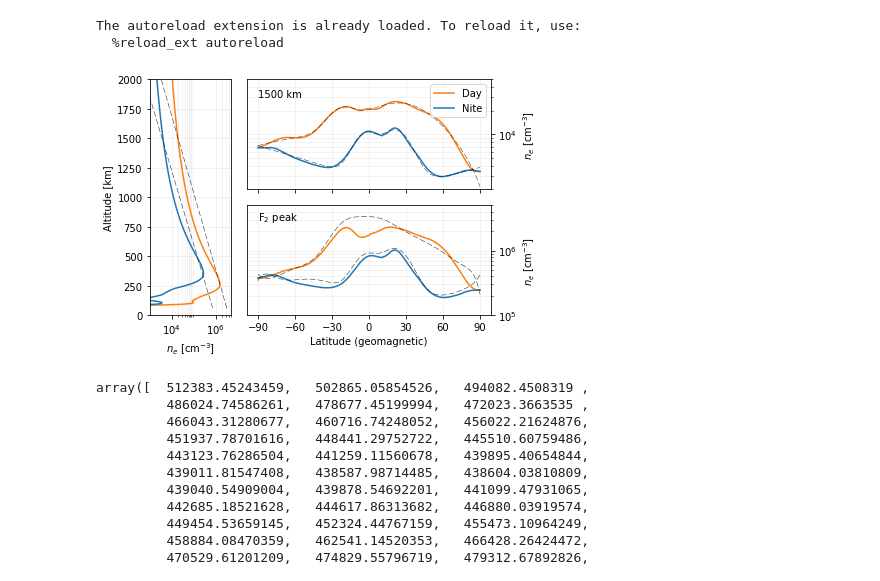
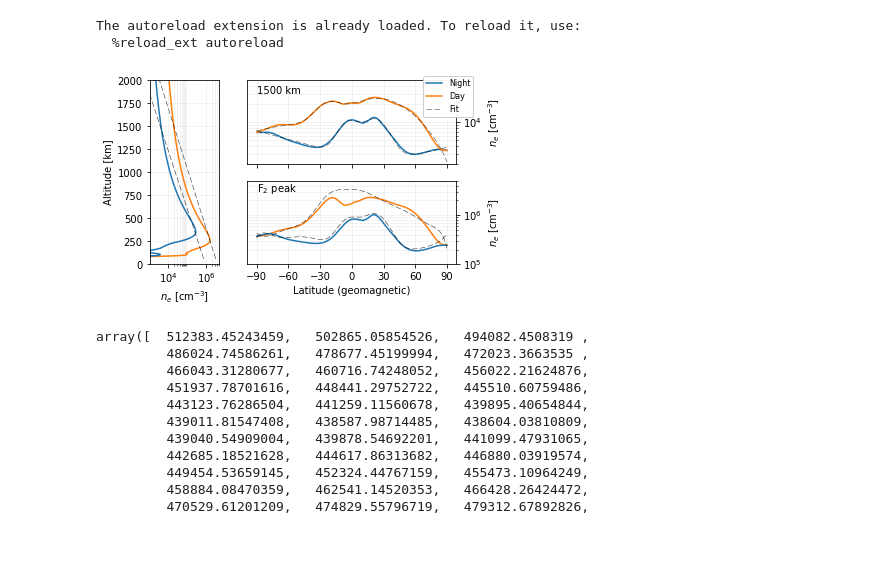
Before and after one commit to asousa/thesis_figures, a Jupyter notebook: plot_IRI_and_ionosphere.ipynb, the cells around one changed output. Saved outputs shown, nothing was run; the diff lists cells and outputs as text; code cells hidden in the pictures; blank space fills up the shorter version.

Commit message:
AE8 plot

```diff
--- a/plot_IRI_and_ionosphere.ipynb
+++ b/plot_IRI_and_ionosphere.ipynb
@@ -83,7 +83,7 @@ pguess = [1200000, -18, 15, 700000, 15, 20, 200000, 0.1, 0]
 f2_params_nite, covs = curve_fit(f_gaus, lats, f2_dens_nite, p0 = pguess)
 f2_dens_fit_nite = f_gaus(lats, *f2_params_nite)
 
-edge_params_nite, covs = curve_fit(f_gaus, lats, dens, p0 = pguess)
+edge_params_nite, covs = curve_fit(f_gaus, lats, dens_nite, p0 = pguess)
 # %%
 # --------------- Latex Plot Beautification --------------------------
 fig_width = 4.5
@@ -92,7 +92,7 @@ fig_size =  [fig_width+1,fig_height+1]
 params = {'backend': 'ps',
           'axes.labelsize': 10,
           'font.size': 10,
-          'legend.fontsize': 10,
+          'legend.fontsize': 8,
           'xtick.labelsize': 10,
           'ytick.labelsize': 10,
           'text.usetex': False,
@@ -127,7 +127,7 @@ daycolor = plt.cm.Vega10(1)
 nitecolor= plt.cm.Vega10(0)
 
 ax0.plot(ne_day, alt,  color = daycolor,  label='Day')
-ax0.plot(ne_nite, alt, color = nitecolor, label='Nite')
+ax0.plot(ne_nite, alt, color = nitecolor, label='Night')
 ax0.plot(fit_day, alt, color = 'k', linestyle='--', linewidth=0.5, alpha=0.9)
 ax0.plot(fit_nite, alt,color = 'k', linestyle='--', linewidth=0.5, alpha=0.9)
 ax0.set_xscale('log')
@@ -149,11 +149,10 @@ alt=320
 fit_nite_f2 = f_gaus(lats, *edge_params_nite)*pow(10.0,grad_fit_nite(lats)*(alt - 1500.0))
 
 
+ax1.plot(lats, dens_nite, color=nitecolor, label='Night')
+ax1.plot(lats, dens_day, color=daycolor, label='Day')
 
-ax1.plot(lats, dens_day, color=daycolor, label='Day')
-ax1.plot(lats, dens_nite, color=nitecolor, label='Nite')
-
-ax1.plot(lats, fit_day_1500, 'k', linestyle='dashed', alpha=0.8, linewidth=0.5)
+ax1.plot(lats, fit_day_1500, 'k', linestyle='dashed', alpha=0.8, linewidth=0.5, label='Fit')
 ax1.plot(lats, fit_nite_1500, 'k', linestyle='dashed', alpha=0.8, linewidth=0.5)
 
 ax2.plot(lats, f2_dens_day, color=daycolor)
@@ -163,7 +162,7 @@ ax2.plot(lats, fit_nite_f2, 'k', linestyle='dashed', alpha=0.9, linewidth=0.5)
 
 
 
-ax1.legend(loc='upper right')
+ax1.legend(loc='upper right', bbox_to_anchor=(1.1,1.1), framealpha=0.95)
 
 ax1.set_ylabel('$n_e$ [cm$^{-3}$]')
 ax2.set_ylabel('$n_e$ [cm$^{-3}$]')
@@ -174,35 +173,36 @@ ax2.set_ylabel('$n_e$ [cm$^{-3}$]')
 
 
 ax1.set_xticks([-90, -60, -30, 0, 30, 60, 90])
 ax2.set_xticks([-90, -60, -30, 0, 30, 60, 90])
 ax2.set_xlabel('Latitude (geomagnetic)')
 ax1.set_xticklabels([])
 
 
 
 ax1.set_yticks([2e3, 1e4, 5e4])
 ax2.set_yticks([1e5, 1e6, 5e6])
 ax1.set_ylim([2e3, 5e4+1])
 ax2.set_ylim([1e5, 5e6+1])
 
 ax1.yaxis.tick_right()
 ax2.yaxis.tick_right()
 ax1.yaxis.set_label_position('right')
 ax2.yaxis.set_label_position('right')
 
 ax1.set_yscale('log')
 ax2.set_yscale('log')
 
 
 ax1.grid('on', which='both', alpha=0.3, linewidth=0.5)
 ax2.grid('on', which='both', alpha=0.3, linewidth=0.5)
 
 ax1.text(-90,3e4, '1500 km')
 ax2.text(-90, 3e6, 'F$_2$ peak')
+# fig.tight_layout()
+fig.subplots_adjust(bottom=0.15)
 fig.savefig('iono_profile.pdf')
-fig.tight_layout()
 # %% [output]
-[figure, old version]
+[figure, new version]
 # %%
 fit_day_f2
 # %% [output]
```
Also changed, not shown: 4 other files.
